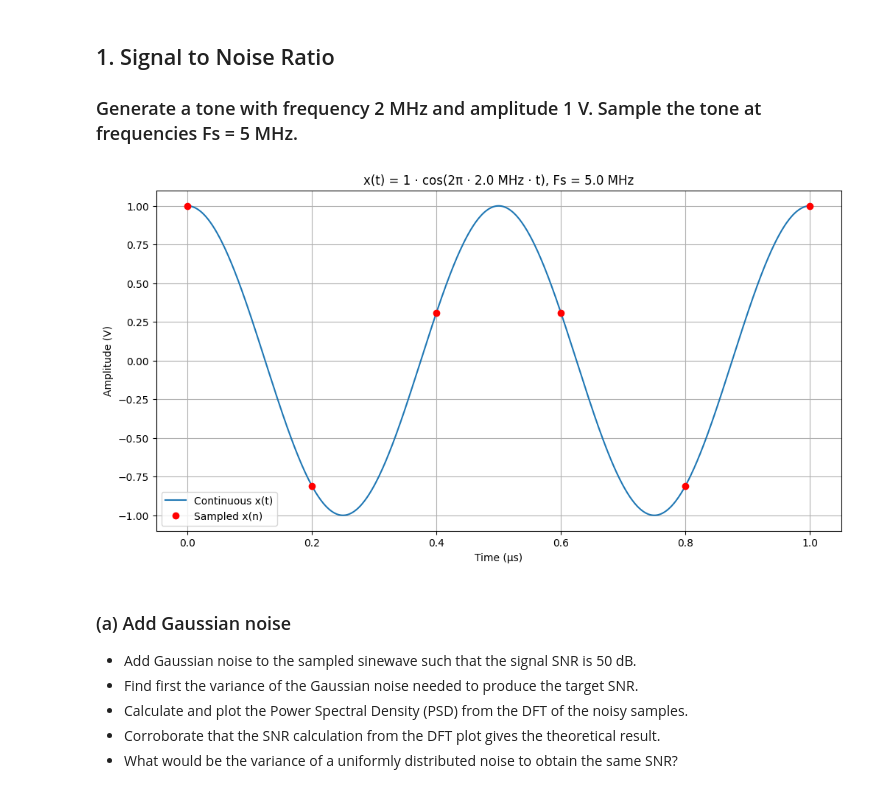
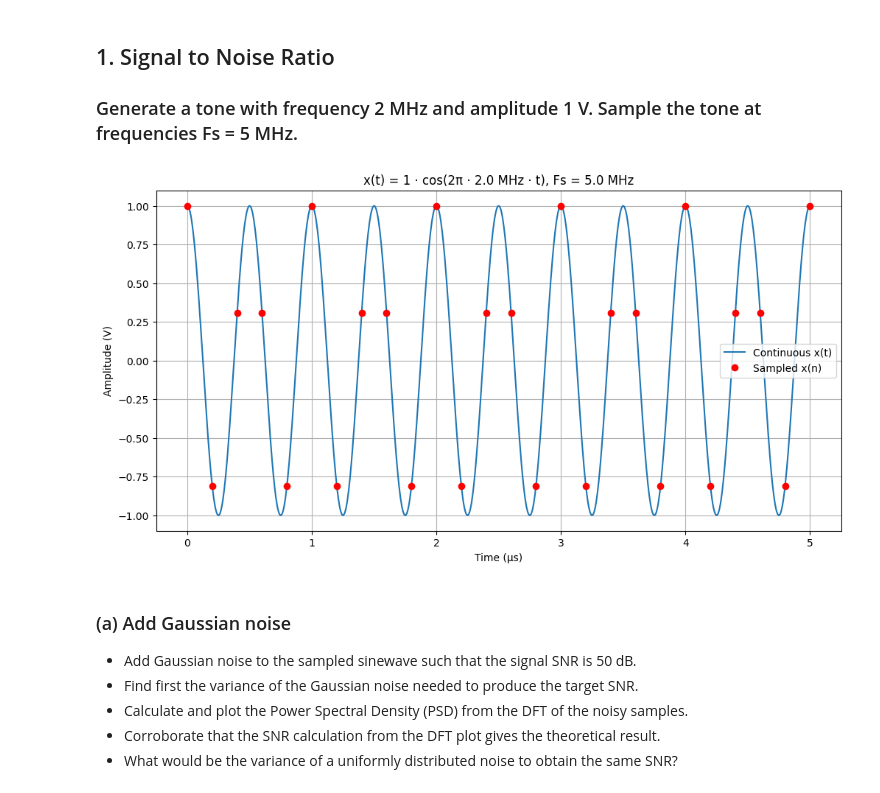
Before and after one commit to Sam-Bieberich/489, a Jupyter notebook: lab2.ipynb, the cells around one changed output. Drawn from its saved outputs; the diff is of its cells as text; code cells hidden in the pictures.

```diff
--- a/lab2.ipynb
+++ b/lab2.ipynb
@@ -14,30 +14,30 @@ import matplotlib.pyplot as plt
 # %%
 F = 2e6
 Fs = 5e6
 A = 1
 
-t = np.linspace(0, 1e-6, 1000)
+t = np.linspace(0, 5e-6, 1000)
 
 x = A * np.cos(2 * np.pi * F * t)
 
-n = np.arange(0, 6) #12 is sample number
+n = np.arange(0, 26) #12 is sample number
 ts = n / Fs
 
 xs = A * np.cos(2 * np.pi * F * ts)
 
 plt.figure(figsize=(12, 6))
 
 plt.plot(t*1e6, x, label='Continuous x(t)')
 plt.plot(ts*1e6, xs, 'ro', label='Sampled x(n)')
 plt.title(f'x(t) = {A} · cos(2π · {F/1e6} MHz · t), Fs = {Fs/1e6} MHz')
 plt.xlabel('Time (µs)')
 plt.ylabel('Amplitude (V)')
 plt.legend()
 plt.grid(True)
 
 plt.show()
 # %% [output]
-[figure, old version]
+[figure, new version]
 # %% [markdown]
 ### (a) Add Gaussian noise
 - Add Gaussian noise to the sampled sinewave such that the signal SNR is 50 dB.
```
Also changed, not shown: parts of 2 cells of this notebook, 1 other file.
